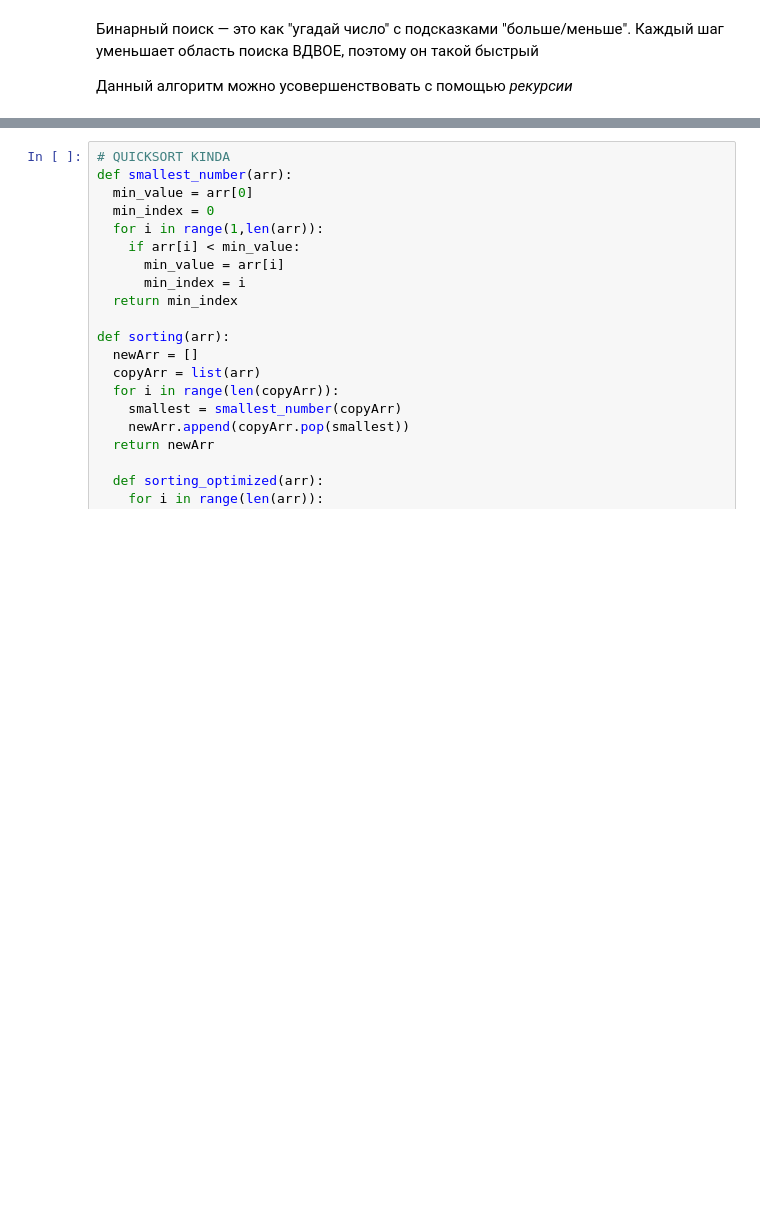
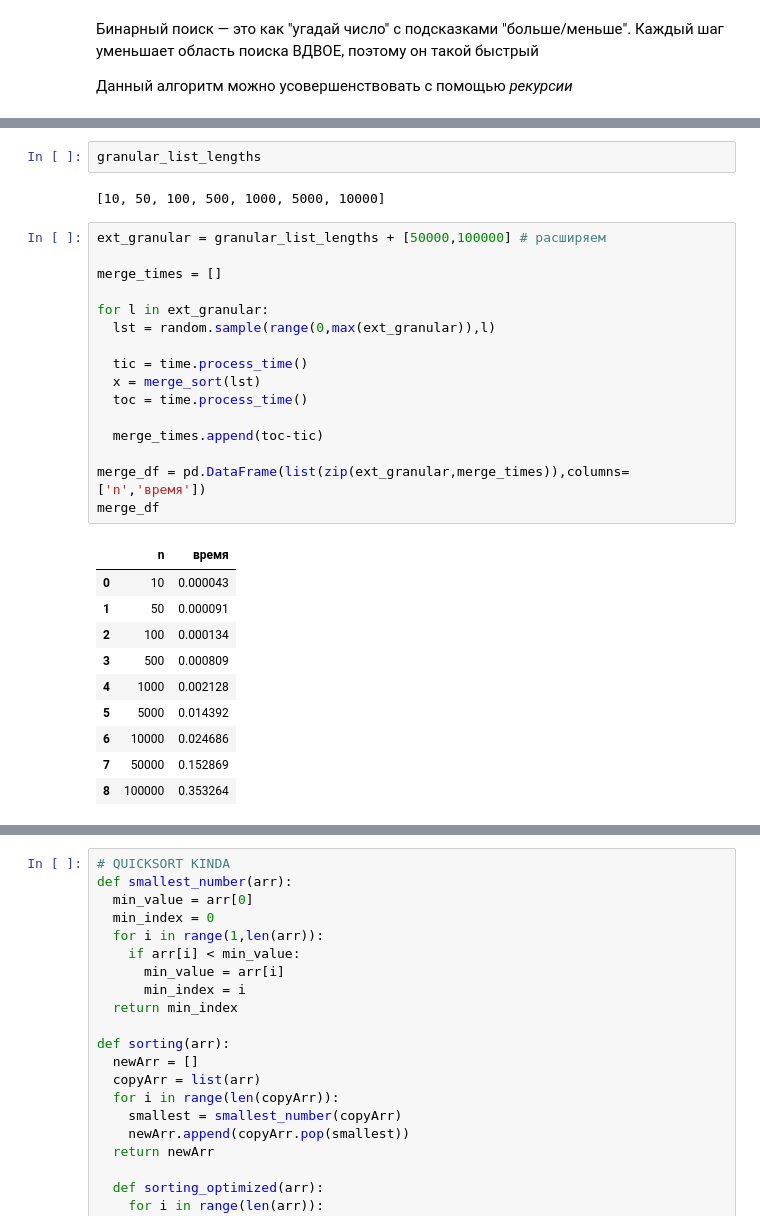
Before and after one commit to valeraboyko2002/test, a Jupyter notebook: data_structure_and_algorithms.ipynb, the cells around one changed output, grey strips where cells are left out. Cells and saved outputs as stored; diff of their text form; blank space fills up the shorter version.

```diff
--- a/data_structure_and_algorithms.ipynb
+++ b/data_structure_and_algorithms.ipynb
@@ -407,0 +555,31 @@ print(recursive_binary_search(l,25,0,len(l)-1))
+# %%
+granular_list_lengths
+# %% [output]
+[10, 50, 100, 500, 1000, 5000, 10000]
+# %%
+ext_granular = granular_list_lengths + [50000,100000] # расширяем
+
+merge_times = []
+
+for l in ext_granular:
+  lst = random.sample(range(0,max(ext_granular)),l)
+
+  tic = time.process_time()
+  x = merge_sort(lst)
+  toc = time.process_time()
+
+  merge_times.append(toc-tic)
+
+merge_df = pd.DataFrame(list(zip(ext_granular,merge_times)),columns=['n','время'])
+merge_df
+# %% [output]
+|  | n | время |
+| 0 | 10 | 0.000043 |
+| 1 | 50 | 0.000091 |
+| 2 | 100 | 0.000134 |
+| 3 | 500 | 0.000809 |
+| 4 | 1000 | 0.002128 |
+| 5 | 5000 | 0.014392 |
+| 6 | 10000 | 0.024686 |
+| 7 | 50000 | 0.152869 |
+| 8 | 100000 | 0.353264 |
```
Also changed, not shown: parts of 60 cells of this notebook.
